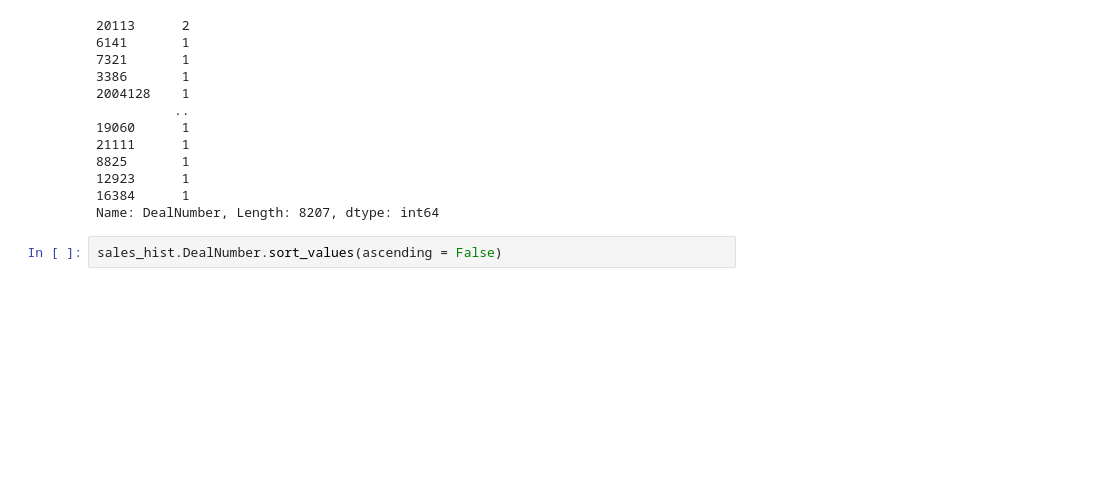
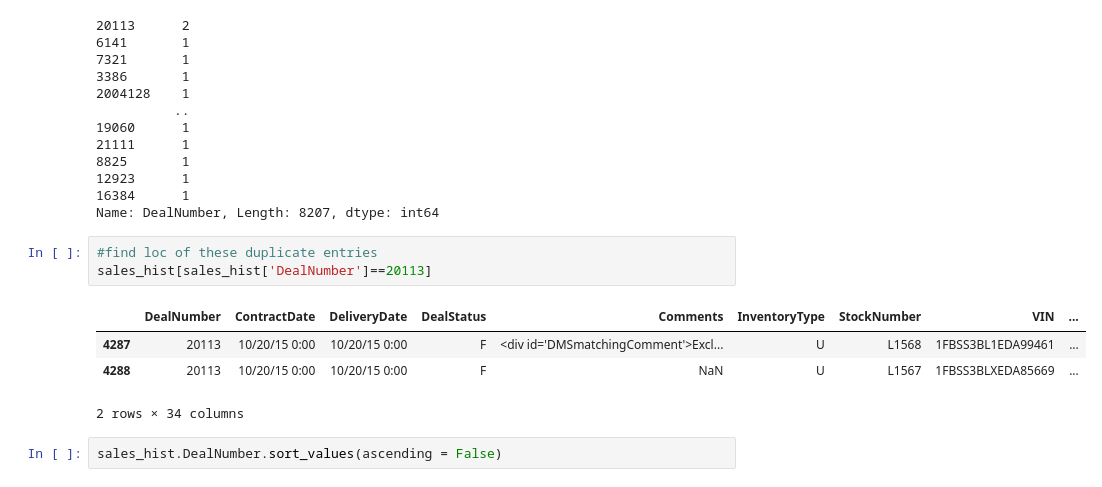
Before and after one commit to martell-n-tardy/Forecasting-with-a-Time-Series-Model-using-Python, a Jupyter notebook: notebooks/data wrangling.ipynb, the cells around one changed output. Saved outputs shown, nothing was run; the diff lists cells and outputs as text; blank space fills up the shorter version.

```diff
--- a/notebooks/data wrangling.ipynb
+++ b/notebooks/data wrangling.ipynb
@@ -232,6 +253,14 @@ sales_hist.DealNumber.value_counts()
 12923      1
 16384      1
 Name: DealNumber, Length: 8207, dtype: int64
+# %%
+#find loc of these duplicate entries
+sales_hist[sales_hist['DealNumber']==20113]
+# %% [output]
+|  | DealNumber | ContractDate | DeliveryDate | DealStatus | Comments | InventoryType | StockNumber | VIN | ... |
+| 4287 | 20113 | 10/20/15 0:00 | 10/20/15 0:00 | F | <div id='DMSmatchingComment'>Excl... | U | L1568 | 1FBSS3BL1EDA99461 | ... |
+| 4288 | 20113 | 10/20/15 0:00 | 10/20/15 0:00 | F | NaN | U | L1567 | 1FBSS3BLXEDA85669 | ... |
+2 rows × 34 columns
 # %%
 sales_hist.DealNumber.sort_values(ascending = False)
 # %% [output]
```
Also changed, not shown: parts of 16 cells of this notebook.
